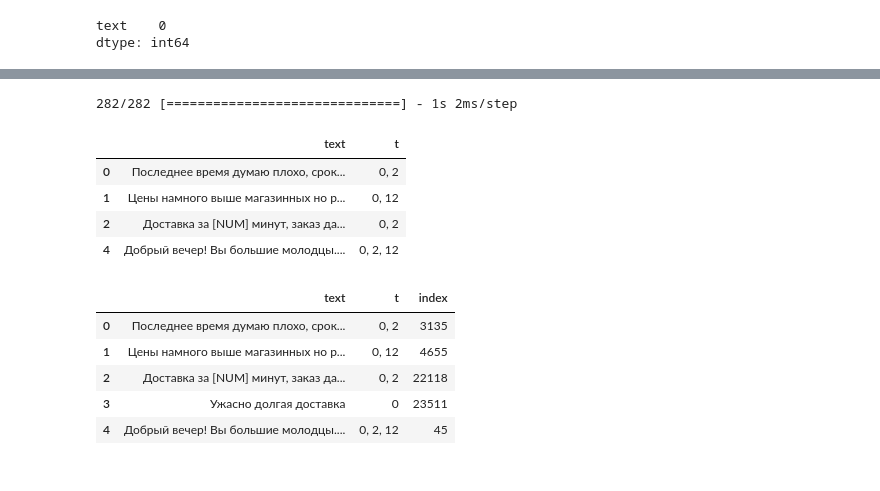
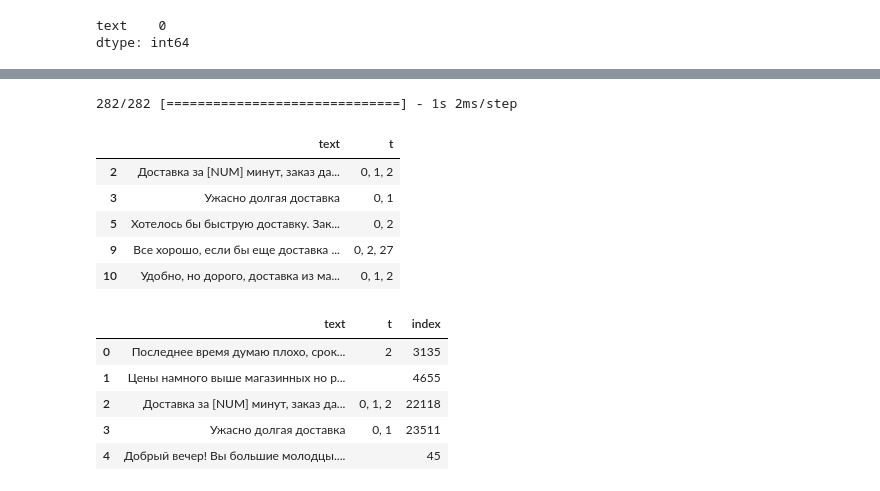
Before and after one commit to KatieGalaeva/exp1, a Jupyter notebook: NLP_intensive/hackathon/baseline_my_lstm.ipynb, the cells around one changed output, grey strips where cells are left out. Saved outputs shown, nothing was run; the diff lists cells and outputs as text; code cells hidden in the pictures.

```diff
--- a/NLP_intensive/hackathon/baseline_my_lstm.ipynb
+++ b/NLP_intensive/hackathon/baseline_my_lstm.ipynb
@@ -87,7 +87,7 @@ X_train.head()
 def preprocess_text(data):
   data = data['text']
 
-  tfidf_vectorizer = TfidfVectorizer(max_features=30)
+  tfidf_vectorizer = TfidfVectorizer(max_features=3)
   data_vectorized = tfidf_vectorizer.fit_transform(data)
   return data_vectorized
 # %%
@@ -123,9 +124,9 @@ model = Sequential([
 ])
 
 # compile the model
-model.compile(loss='binary_crossentropy', optimizer=Adam(learning_rate=0.00001), metrics=['accuracy'])
+model.compile(loss='binary_crossentropy', optimizer=Adam(learning_rate=0.0001), metrics=['accuracy'])
 
-early_stopping = EarlyStopping(monitor='val_loss', patience=5, restore_best_weights=True)
+early_stopping = EarlyStopping(monitor='val_loss', patience=10, restore_best_weights=True)
 
 # model summary
 model.summary()
@@ -150,6 +151,6 @@ Trainable params: 87,986
 Non-trainable params: 0
 _________________________________________________________________
 # %%
-history = model.fit(X_train.toarray(), y_train.values, epochs=100, validation_split=0.4, callbacks=[early_stopping])
+history = model.fit(X_train.toarray(), y_train.values, epochs=100, validation_split=0.2, callbacks=[early_stopping])
 # %% [output]
 Epoch 1/100
@@ -219,40 +235,42 @@ predict.shape
 # %%
 predictions = model.predict(predict.toarray())
-predicted_labels = (predictions >= 0.12).astype(int)
+
+predicted_labels = (predictions >= 0.15).astype(int)
 class_mapping={}
 for i in range(50):
     class_mapping[i]=f'{i}'
 
 
 results = df_test.copy()
 
 
 def get_predicted_classes(label_vector):
     return ', '.join([class_mapping[i] for i, val in enumerate(label_vector) if val == 1])
 
 results['t'] = [get_predicted_classes(label) for label in predicted_labels]
 
 pd.set_option('display.max_colwidth', None)
 
 multi_label_rows = results[results['t'].str.contains(',')]
-multi_label_rows.head(4)
+multi_label_rows.head(5)
 # %% [output]
 282/282 [==============================] - 1s 2ms/step
 |  | text | t |
-| 0 | Последнее время думаю плохо, срок... | 0, 2 |
-| 1 | Цены намного выше магазинных но р... | 0, 12 |
-| 2 | Доставка за [NUM] минут, заказ да... | 0, 2 |
-| 4 | Добрый вечер! Вы большие молодцы.... | 0, 2, 12 |
+| 2 | Доставка за [NUM] минут, заказ да... | 0, 1, 2 |
+| 3 | Ужасно долгая доставка | 0, 1 |
+| 5 | Хотелось бы быструю доставку. Зак... | 0, 2 |
+| 9 | Все хорошо, если бы еще доставка ... | 0, 2, 27 |
+| 10 | Удобно, но дорого, доставка из ма... | 0, 1, 2 |
 # %%
 results['index']=df_test_copy['index']
 results.head()
 # %% [output]
 |  | text | t | index |
-| 0 | Последнее время думаю плохо, срок... | 0, 2 | 3135 |
-| 1 | Цены намного выше магазинных но р... | 0, 12 | 4655 |
-| 2 | Доставка за [NUM] минут, заказ да... | 0, 2 | 22118 |
-| 3 | Ужасно долгая доставка | 0 | 23511 |
-| 4 | Добрый вечер! Вы большие молодцы.... | 0, 2, 12 | 45 |
+| 0 | Последнее время думаю плохо, срок... | 2 | 3135 |
+| 1 | Цены намного выше магазинных но р... |  | 4655 |
+| 2 | Доставка за [NUM] минут, заказ да... | 0, 1, 2 | 22118 |
+| 3 | Ужасно долгая доставка | 0, 1 | 23511 |
+| 4 | Добрый вечер! Вы большие молодцы.... |  | 45 |
 # %%
 f=open('submission.csv', 'w')
 f.write("index,target")
```
Also changed, not shown: parts of 7 cells of this notebook.
